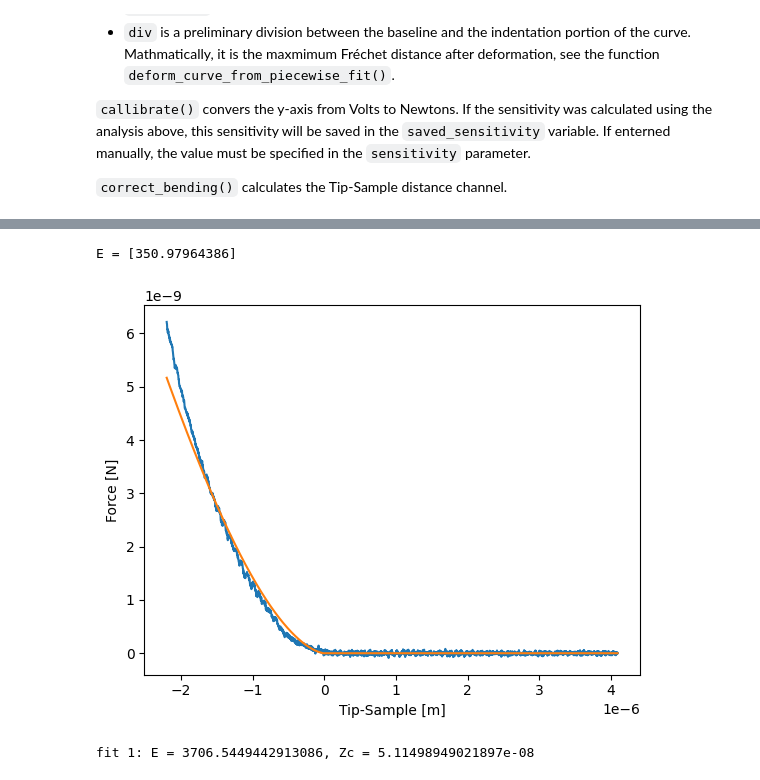
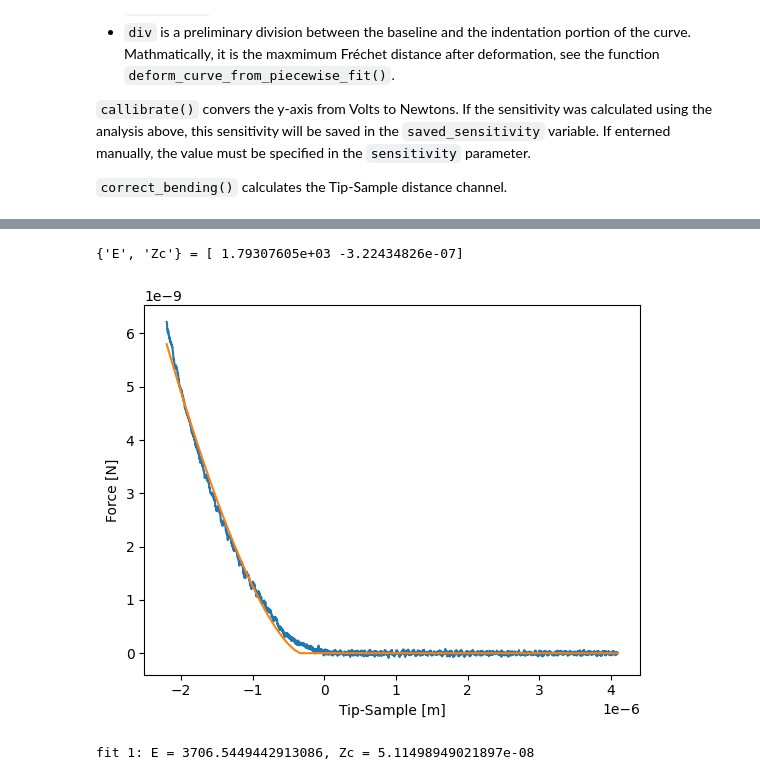
Before and after one commit to mcanoibec/mechanical_tool, a Jupyter notebook: main.ipynb, the cells around one changed output, grey strips where cells are left out. Drawn from its saved outputs; the diff is of its cells as text; code cells hidden in the pictures.

```diff
--- a/main.ipynb
+++ b/main.ipynb
@@ -128,14 +134,16 @@ This section shows some simple fittings performed on a curve, as well as fitting
 # %%
 # Perform simple fitting
-curve.fit(model=FaSphereGO5good, initial_guess=[1e3],params = {
-    'Zc': 0,
-    'R': 2.5e-6,
-    'h': curve.topo_height,
-    'dF': 0
+curve.fit(model=hertz_r_free, initial_guess=[1e3,0], params = {
+    # 'Zc': 0,
+    # 'Q': 20,
+    'R': 0.5e-6,
+    # 'h': curve.topo_height,
+    'dF': 0,
+    'nu': 0.5
 } )
 # %% [output]
-E = [350.97964386]
+{'E', 'Zc'} = [ 1.79307605e+03 -3.22434826e-07]
-[figure, old version]
+[figure, new version]
 # %%
 # Perform double-regime fitting
 
```
Also changed, not shown: parts of 1 cell of this notebook, 2 other files.
